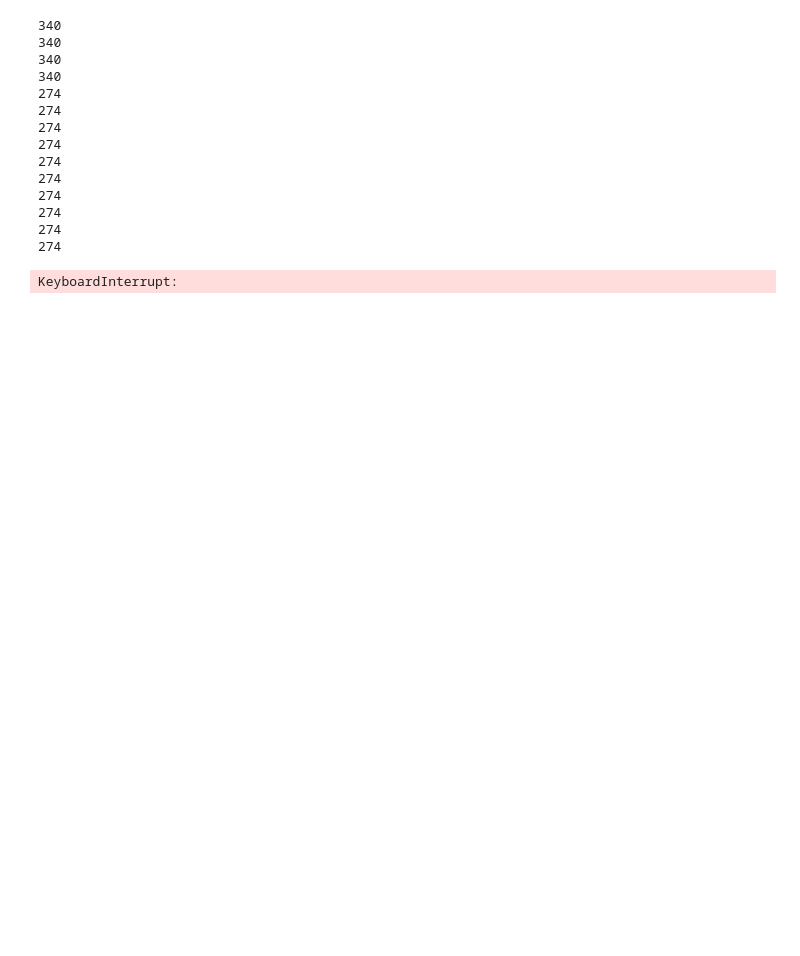
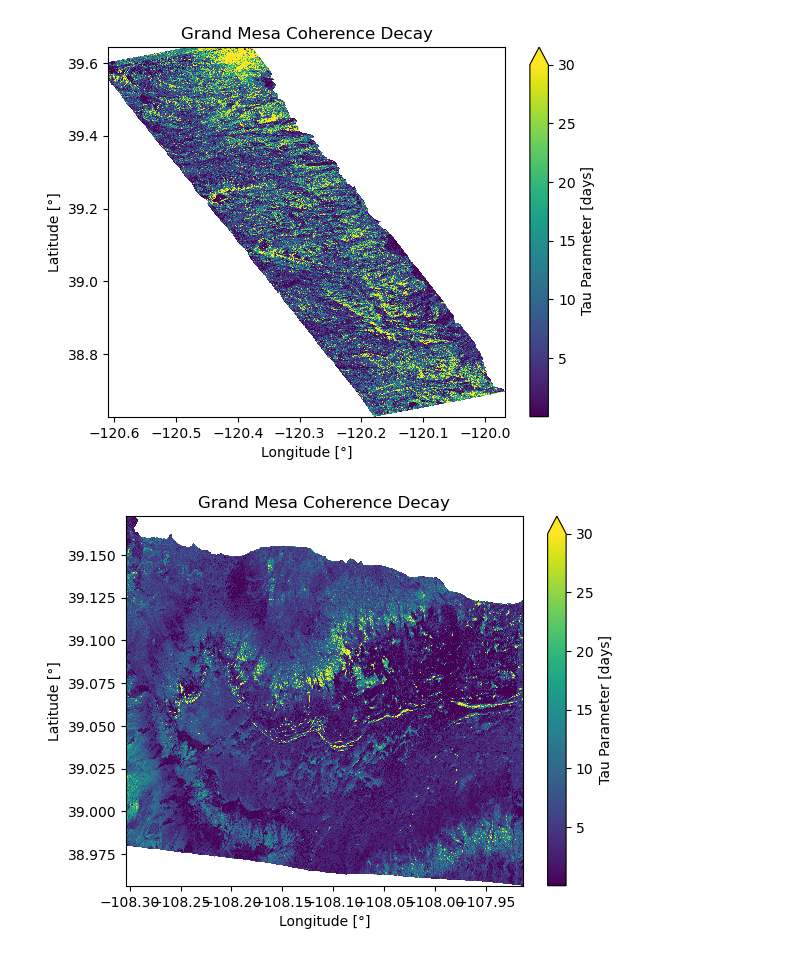
Before and after one commit to ZachHoppinen/uavsar-coherence, a Jupyter notebook: src/compare/non-snow/tau.ipynb, the cells around one changed output. Drawn from its saved outputs; the diff is of its cells as text; code cells hidden in the pictures; blank space fills up the shorter version.

```diff
--- a/src/compare/non-snow/tau.ipynb
+++ b/src/compare/non-snow/tau.ipynb
@@ -20,7 +20,7 @@ from taus import decorrelation_temporal_model, fit_coh_decay_model
 from xarray_tools import find_cor_ts
 from colors import loc_colors
 # %%
-dss = {fp.stem.split('_')[0]: xr.open_dataset(fp) for fp in sorted(list(Path('/Users/rdcrlzh1/Documents/uavsar-coherence/uavsar').glob('*_tau.nc'))) if 'lowman' not in fp.stem}
+dss = {fp.stem.split('_')[0]: xr.open_dataset(fp) for fp in sorted(list(Path('/Users/rdcrlzh1/Documents/uavsar-coherence/uavsars').glob('*_tau.nc'))) if 'lowman' not in fp.stem}
 
 home_dir = Path('/Users/rdcrlzh1/Documents/uavsar-coherence')
 fig_dir = home_dir.joinpath('figures', 'non-snow')
@@ -49,29 +50,19 @@ Coordinates:
 # %%
 res = pd.DataFrame(index = pd.MultiIndex(levels = [[], [], []], codes = [[], [],[]], names = ['site', 'dt', 'pol']), columns = ['25', '50', '75'])
 
 lc_dic = {'water': [11,11], 'developed': [21,24], 'forest': [41, 43], 'shrub': [51, 52], 'herbaceous': [71, 74]}
 
 for stem, ds in dss.items():
-    ts = find_cor_ts(ds)
+    # ts = find_cor_ts(ds)
 
-    for heading, t1, t2 in ts:
-        print(heading)
-    # ds['curvefit_coefficients'].sel(param = 'tau', pol = 'VV').plot(vmax = 30)
-    # plt.gca().set_title(stem)
-    # plt.show()
+    # for heading, t1, t2 in ts:
+        # print(heading)
+    ds['curvefit_coefficients'].sel(param = 'tau', pol = 'VV').plot(vmax = 30, cbar_kwargs = {'label': 'Tau Parameter [days]'})
+    plt.gca().set_title('Grand Mesa Coherence Decay')
+    ax = plt.gca()
+    ax.set_xlabel('Longitude [°]')
+    ax.set_ylabel('Latitude [°]')
+    plt.show()
 # %% [output]
-340
-340
-340
-340
-274
-274
-274
-274
-274
-274
-274
-274
-274
-274
-KeyboardInterrupt:
+[figure, added]
+[figure, added]
```
Also changed, not shown: parts of 2 cells of this notebook.
